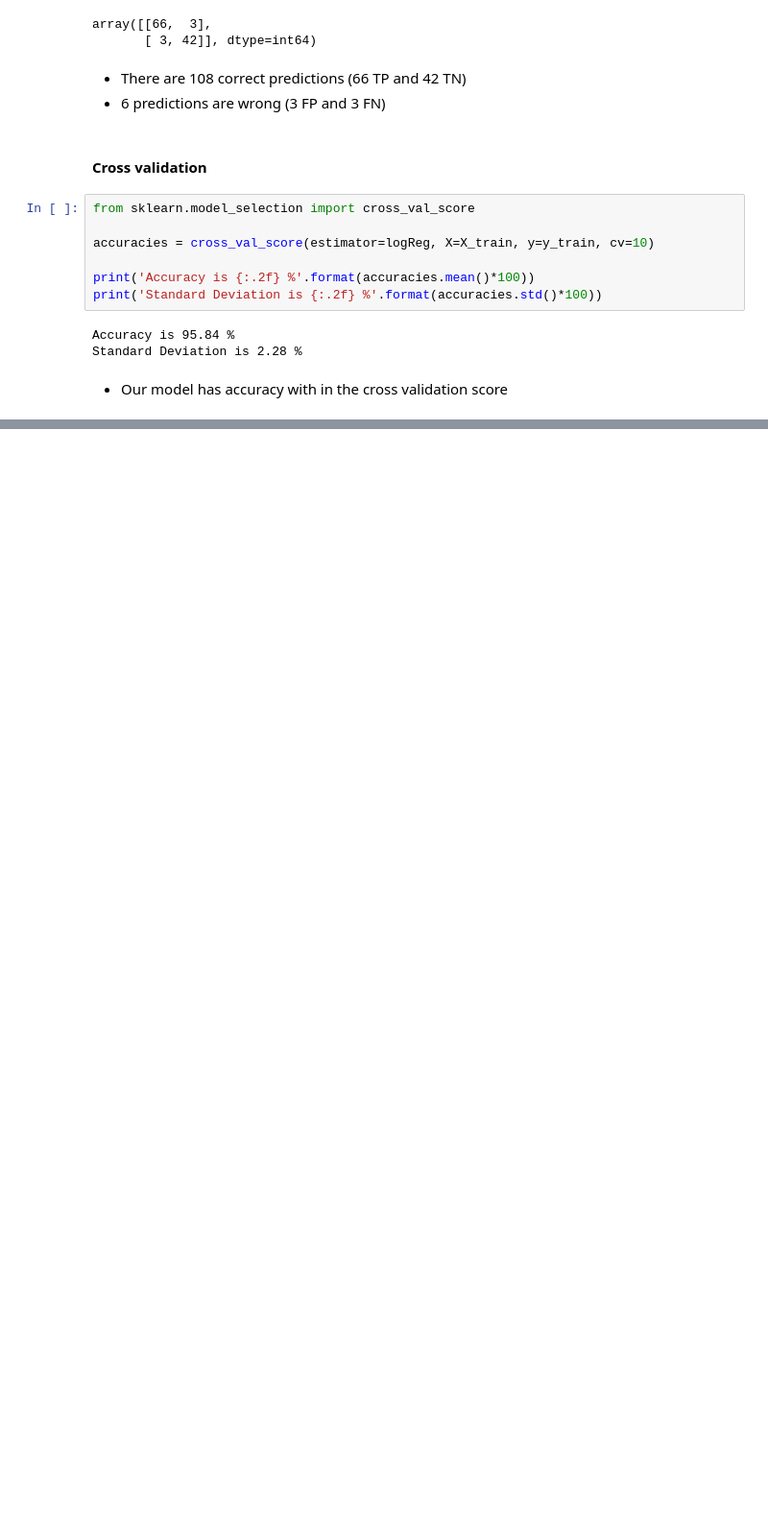
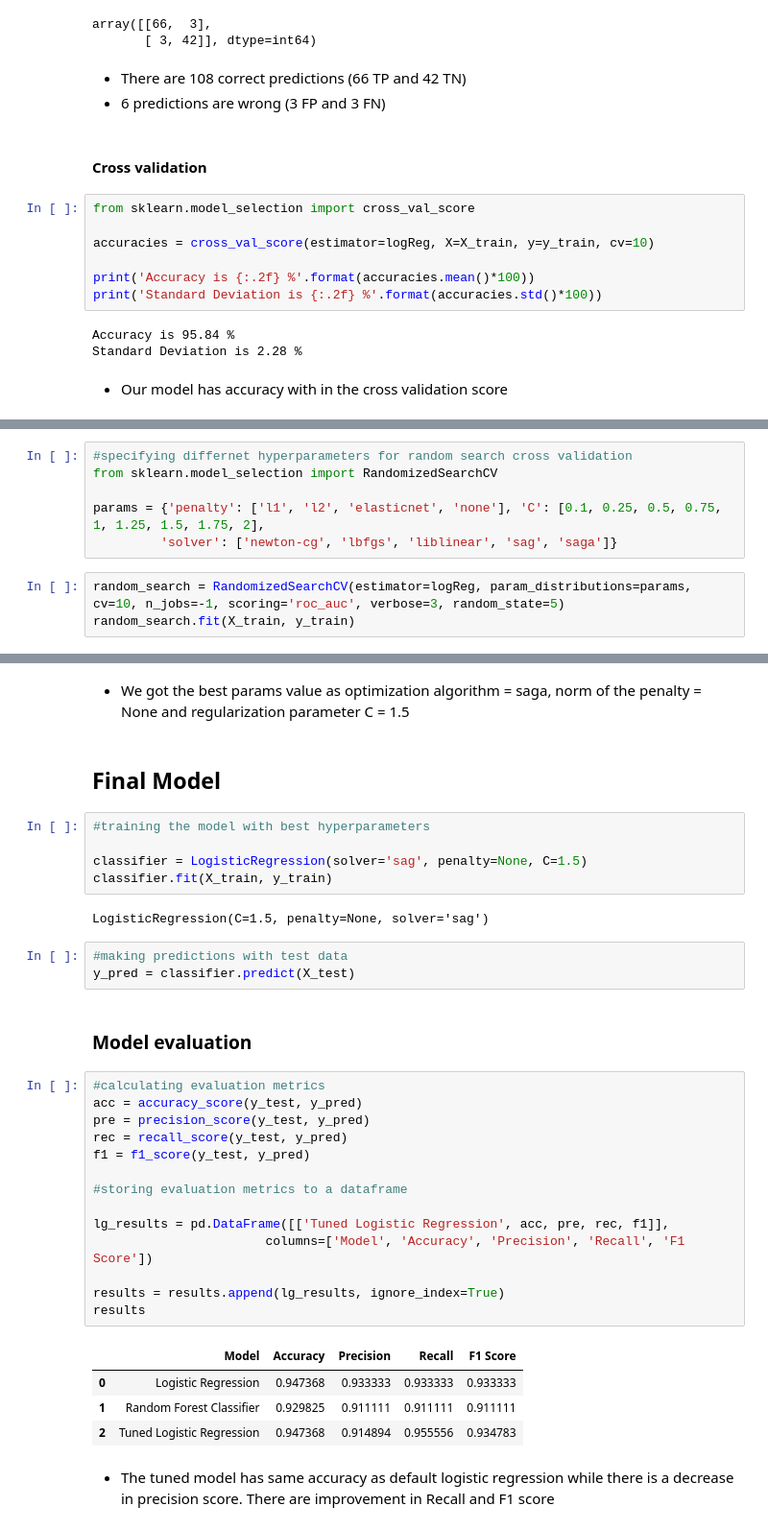
Before and after one commit to mubarakmayyeri/breast-cancer-classification, a Jupyter notebook: breast_cancer_classification.ipynb, the cells around one changed output, grey strips where cells are left out. Shown at 96% size. Saved outputs shown, nothing was run; the diff lists cells and outputs as text; blank space fills up the shorter version.

Commit message:
hyperparameter tunining

```diff
--- a/breast_cancer_classification.ipynb
+++ b/breast_cancer_classification.ipynb
@@ -450,0 +453,9 @@ Standard Deviation is 3.01 %
+# %%
+#specifying differnet hyperparameters for random search cross validation
+from sklearn.model_selection import RandomizedSearchCV
+
+params = {'penalty': ['l1', 'l2', 'elasticnet', 'none'], 'C': [0.1, 0.25, 0.5, 0.75, 1, 1.25, 1.5, 1.75, 2],
+         'solver': ['newton-cg', 'lbfgs', 'liblinear', 'sag', 'saga']}
+# %%
+random_search = RandomizedSearchCV(estimator=logReg, param_distributions=params, cv=10, n_jobs=-1, scoring='roc_auc', verbose=3, random_state=5)
+random_search.fit(X_train, y_train)
@@ -450,0 +489,37 @@ Standard Deviation is 3.01 %
+# %% [markdown]
+* We got the best params value as optimization algorithm = saga, norm of the penalty = None and regularization parameter C = 1.5
+# %% [markdown]
+## Final Model
+# %%
+#training the model with best hyperparameters
+
+classifier = LogisticRegression(solver='sag', penalty=None, C=1.5)
+classifier.fit(X_train, y_train)
+# %% [output]
+LogisticRegression(C=1.5, penalty=None, solver='sag')
+# %%
+#making predictions with test data
+y_pred = classifier.predict(X_test)
+# %% [markdown]
+### Model evaluation
+# %%
+#calculating evaluation metrics
+acc = accuracy_score(y_test, y_pred)
+pre = precision_score(y_test, y_pred)
+rec = recall_score(y_test, y_pred)
+f1 = f1_score(y_test, y_pred)
+
+#storing evaluation metrics to a dataframe
+
+lg_results = pd.DataFrame([['Tuned Logistic Regression', acc, pre, rec, f1]],
+                       columns=['Model', 'Accuracy', 'Precision', 'Recall', 'F1 Score'])
+
+results = results.append(lg_results, ignore_index=True)
+results
+# %% [output]
+|  | Model | Accuracy | Precision | Recall | F1 Score |
+| 0 | Logistic Regression | 0.947368 | 0.933333 | 0.933333 | 0.933333 |
+| 1 | Random Forest Classifier | 0.929825 | 0.911111 | 0.911111 | 0.911111 |
+| 2 | Tuned Logistic Regression | 0.947368 | 0.914894 | 0.955556 | 0.934783 |
+# %% [markdown]
+* The tuned model has same accuracy as default logistic regression while there is a decrease in precision score. There are improvement in Recall and F1 score
```
Also changed, not shown: parts of 33 cells of this notebook.
